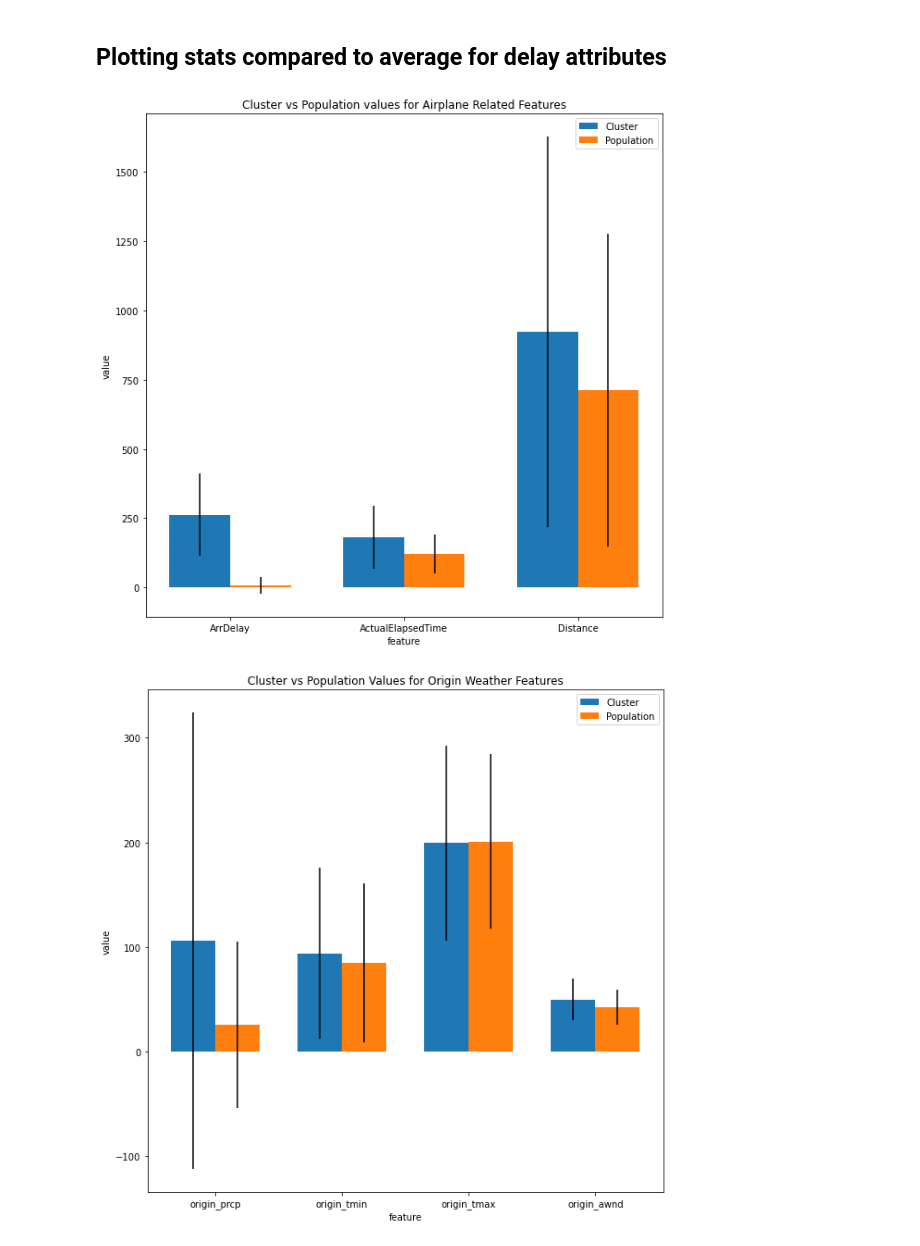
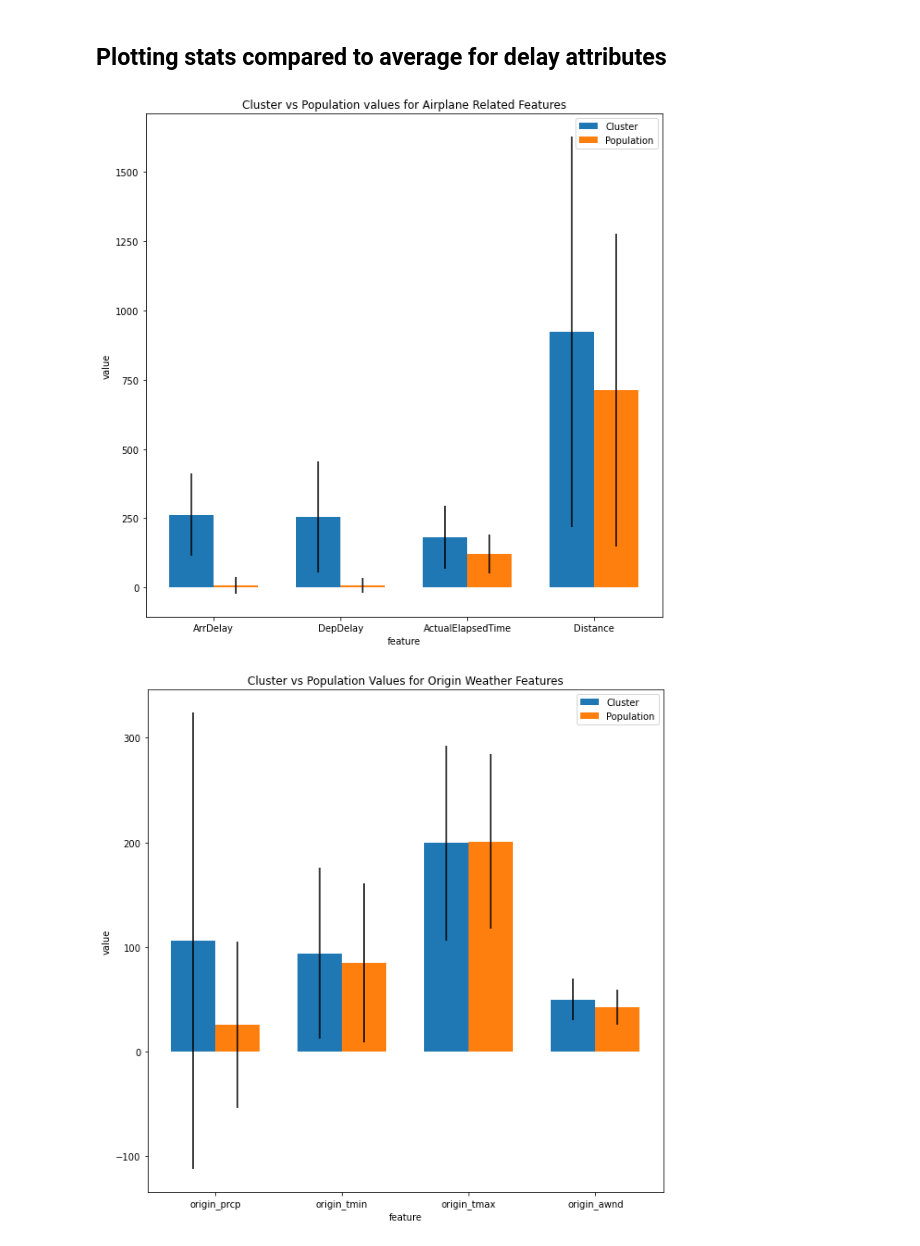
Before and after one commit to vishal929/Massive-Data-CS543, a Jupyter notebook: cluster_analysis/cure_cluster_analysis_spring.ipynb, the cells around one changed output. Saved outputs shown, nothing was run; the diff lists cells and outputs as text; code cells hidden in the pictures.

```diff
--- a/cluster_analysis/cure_cluster_analysis_spring.ipynb
+++ b/cluster_analysis/cure_cluster_analysis_spring.ipynb
@@ -371,11 +371,11 @@ def plot_features(labels,title,interested_stats,pop_stats):
     plt.plot()
 # %%
 # flight related features
-labels = ['ArrDelay', 'ActualElapsedTime', 'Distance']
+labels = ['ArrDelay', 'DepDelay', 'ActualElapsedTime', 'Distance']
 title = 'Cluster vs Population values for Airplane Related Features'
 plot_features(labels,title,interested_stats,pop_stats)
 # %% [output]
-[figure, old version]
+[figure, new version]
 # %%
 # weather related features for origin
 labels = ['origin_prcp','origin_tmin','origin_tmax','origin_awnd']
```
Also changed, not shown: parts of 3 cells of this notebook, 1 other file.
